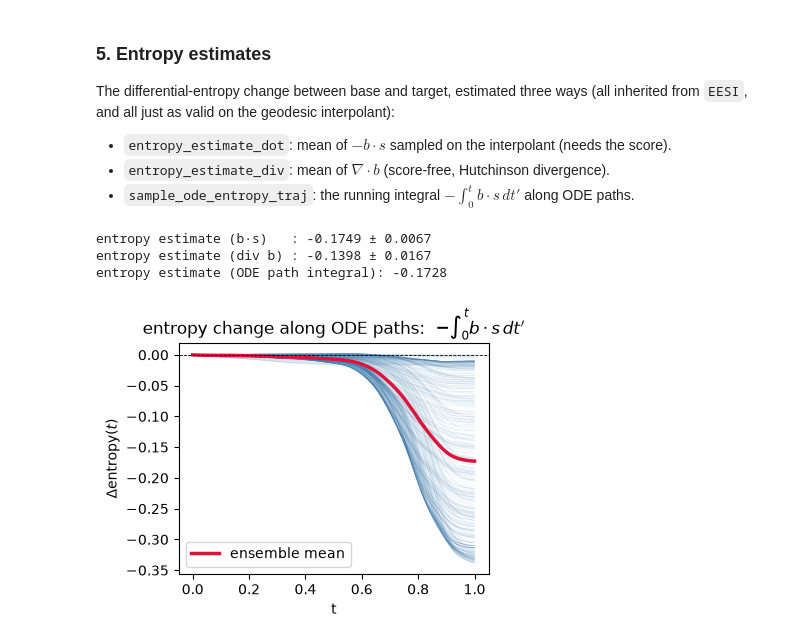
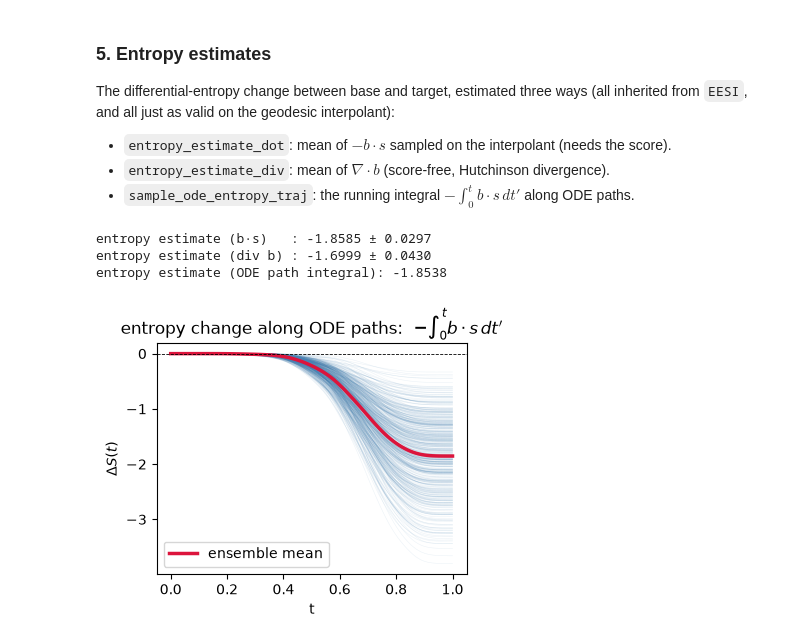
Before and after one commit to Rauscher-Group/eesi, a Jupyter notebook: experiments/XY_chain.ipynb, the cells around one changed output. Cells and saved outputs as stored; diff of their text form; code cells hidden in the pictures.

Commit message:
Update XY-chain notebook: smoothing helper and Bessel-based analysis
Co-Authored-By: Claude Opus 4.8 <noreply@anthropic.com>

```diff
--- a/experiments/XY_chain.ipynb
+++ b/experiments/XY_chain.ipynb
@@ -67,7 +67,7 @@ cheaply) each training step.
 We start with a tiny `N = 2` spin chain purely to check the pipeline runs
 end-to-end; bump `N` (and `n_neighbors`, network width, iterations) to scale up.
 # %%
-N = 2            # a tiny two-spin chain — just enough to exercise the whole pipeline
+N = 10            # a tiny two-spin chain — just enough to exercise the whole pipeline
 J = 1.0          # ferromagnetic coupling of the target Boltzmann distribution
 
 # --- target p_1: XY-chain Boltzmann samples from the classical MC sampler ---
@@ -101,19 +101,19 @@ whole chain.
   estimate). Try `gamma="quad"`/`"sqrt"`, `gamma="none"` (implicit score
   matching), or `path="trig"`/`"trig2"`.
 # %%
-gnn_kw = dict(N=N, n_neighbors=1, hidden=64, n_layers=4, edge_order=4, time_order=4)
+gnn_kw = dict(N=N, n_neighbors=2, hidden=32, n_layers=4, edge_order=4, time_order=4)
 net_b = XYChainGNN(**gnn_kw)
 net_s = XYChainGNN(**gnn_kw)
 
 model = xyEESI(
     net_b, net_s,
     d=N,
-    path="linear",
+    path="trig2",
     gamma="sin2",
-    gamma_scale=1.0,
+    gamma_scale=0.5,
 ).to(device)
 
-opt = torch.optim.Adam(model.parameters(), lr=1e-3)
+opt = torch.optim.Adam(model.parameters(), lr=5e-4)
 print("net_b params:", sum(p.numel() for p in model.net_b.parameters()))
 print("net_s params:", sum(p.numel() for p in model.net_s.parameters()))
 # %% [output]
@@ -126,8 +126,8 @@ Each iteration draws a random minibatch of target configurations `x1` and a fres
 batch of uniform base angles `x0`. `model.loss` forms the geodesic interpolant
 internally and returns the drift/score losses; we minimise their sum.
 # %%
-n_iters = 400
-bsize = 4096
+n_iters = 5000
+bsize = 5000
 hist_b, hist_s = [], []
 for it in range(n_iters):
     idx = torch.randint(0, n_data, (bsize,), device=device)
@@ -143,7 +143,7 @@ for it in range(n_iters):
 
     hist_b.append(losses["b"].item())
     hist_s.append(losses["s"].item())
-    if it % 50 == 0:
+    if it % 500 == 0:
         print(f"iter {it:4d}  loss_b={hist_b[-1]:+.3f}  loss_s={hist_s[-1]:+.3f}")
 print(f"iter {it:4d}  loss_b={hist_b[-1]:+.3f}  loss_s={hist_s[-1]:+.3f}")
 # %% [output]
@@ -237,34 +239,34 @@ The differential-entropy change between base and target, estimated three ways
 - `sample_ode_entropy_traj`: the running integral $-\int_0^t b\cdot s\,dt'$ along ODE paths.
 # %%
 torch.manual_seed(2)
-batch = 2000
+batch = 5000
 means_dot, means_div = [], []
 for _ in range(50):
     idx = torch.randint(0, n_data, (batch,), device=device)
     x1 = x1_all[idx]
     x0 = sample_base(batch)
     means_dot.append(model.entropy_estimate_dot(x1, x0).mean().item())
     means_div.append(model.entropy_estimate_div(x1, x0).mean().detach().item())
 
 print(f"entropy estimate (b·s)   : {np.mean(means_dot):+.4f} ± {np.std(means_dot):.4f}")
 print(f"entropy estimate (div b) : {np.mean(means_div):+.4f} ± {np.std(means_div):.4f}")
 
 # Running entropy change along many ODE paths.
 x0 = sample_base(5000)
 traj, ent_traj, ts = model.sample_ode_entropy_traj(x0, n_steps=100)
 ts_c, ent_c = ts.cpu().numpy(), ent_traj.cpu().numpy()
 print(f"entropy estimate (ODE path integral): {ent_c[-1].mean():+.4f}")
 
 fig, ax = plt.subplots(figsize=(4, 3))
 ax.plot(ts_c, ent_c[:, :500], c="steelblue", lw=0.4, alpha=0.1)
 ax.plot(ts_c, ent_c.mean(axis=1), c="crimson", lw=2.5, label="ensemble mean")
 ax.axhline(0.0, c="k", lw=0.6, ls="--")
-ax.set_xlabel("t"); ax.set_ylabel(r"$\Delta$entropy$(t)$")
+ax.set_xlabel("t"); ax.set_ylabel(r"$\Delta S(t)$")
 ax.set_title(r"entropy change along ODE paths:  $-\int_0^t b\cdot s\,dt'$")
 ax.legend()
 plt.show()
 # %% [output]
-entropy estimate (b·s)   : -0.1749 ± 0.0067
-entropy estimate (div b) : -0.1398 ± 0.0167
-entropy estimate (ODE path integral): -0.1728
+entropy estimate (b·s)   : -1.8585 ± 0.0297
+entropy estimate (div b) : -1.6999 ± 0.0430
+entropy estimate (ODE path integral): -1.8538
-[figure, old version]
+[figure, new version]
```
Also changed, not shown: parts of 6 cells of this notebook.
